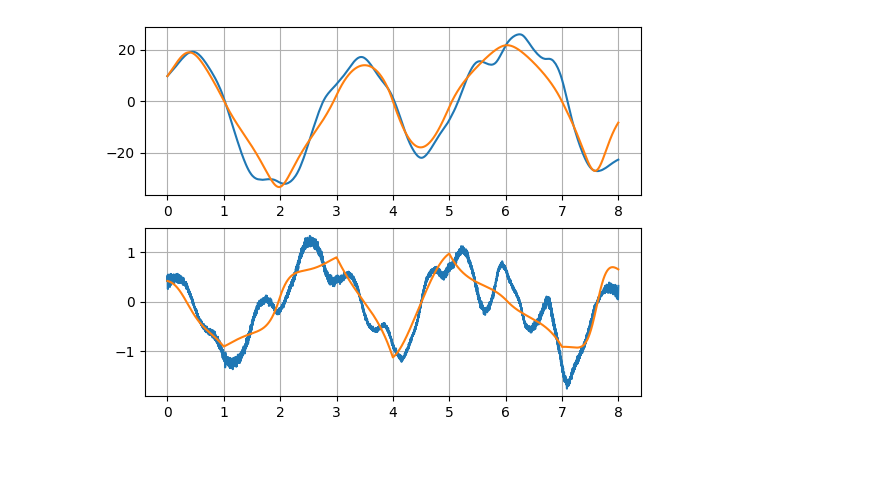
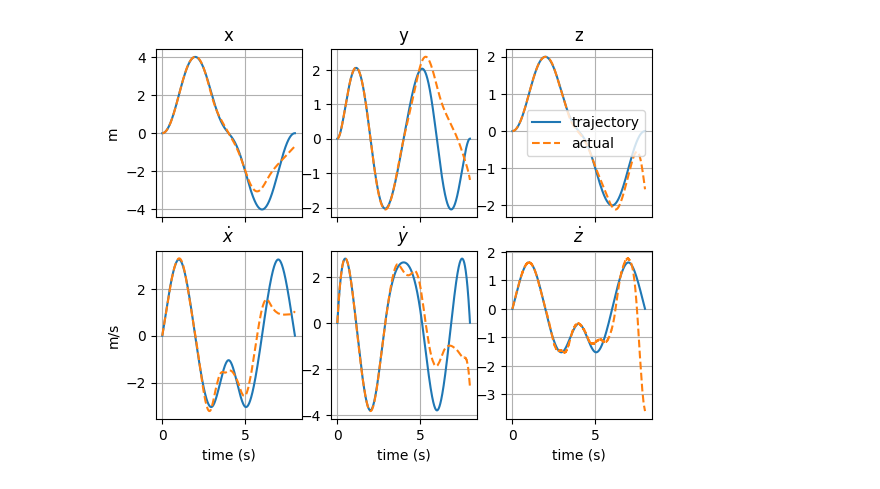
Before and after one commit to mbpeterson70/quadrotor_trajectory_optimization, a Jupyter notebook: demos/quadrotor_controller.ipynb, the cells around one changed output. Cells and saved outputs as stored; diff of their text form; code cells hidden in the pictures; blank space fills up the shorter version.

Commit message:
add state and trajectory plotter
Signed-off-by: Mason Peterson <mbpeterson70@gmail.com>

```diff
--- a/demos/quadrotor_controller.ipynb
+++ b/demos/quadrotor_controller.ipynb
@@ -26,7 +26,7 @@ import quad_traj_opt.trajectory_controller as trajectory_controller
 from quad_traj_opt.utils import constant_rotation_headings
 # %%
 running_as_notebook = True
-PSI_F = 0.0*np.pi
+PSI_F = 0.25*np.pi
 waypoints = waypoint_library.waypoints_fig_8
 num_wp = waypoints.shape[1]
 headings = constant_rotation_headings(num_wp, PSI_F)
@@ -92,7 +91,7 @@ for i in range(1):
     traj_list = []
     t_so_far = []
     motor_dist = np.zeros((4,1))
-    motor_dist = 0.5*np.random.randn(4,1)
+    motor_dist = 0.25*np.random.randn(4,1)
 
     for ti in t[0:]:
         simulator.AdvanceTo(ti)
@@ -130,19 +110,36 @@ axs[1,1].plot(t_so_far[:n], traj_np[:,8][:n])
-# %%
-state_np = np.array(state_list)
-traj_np = np.array(traj_list)
-
-fig, axs = plt.subplots(2,1)
-n = min(len(t_so_far), len(state_np[:,4]))
-n = min(n, len(traj_np[:,4]))
-axs[0].plot(t_so_far[:n], state_np[:,4][:n]*180/np.pi)
-axs[0].plot(t_so_far[:n], traj_np[:,4][:n]*180/np.pi)
-
-axs[1].plot(t_so_far[:n], state_np[:,10][:n])
-axs[1].plot(t_so_far[:n], traj_np[:,10][:n])
-# axs[0].set_ylim([-20,20])
-# axs[1].set_ylim([-5,1])
-
-axs[0].grid(True)
-axs[1].grid(True)
-# %% [output]
-[figure, removed]
+# %%
+state_np = np.array(state_list)
+traj_np = np.array(traj_list)
+
+fig, axs = plt.subplots(2,3)
+n = min(len(t_so_far), len(state_np[:,2]))
+n = min(n, len(traj_np[:,2]))
+
+for i in range(2):
+    for j in range(3):
+        axs[i,j].plot(t_so_far[:n], traj_np[:,6*i+j][:n])
+        axs[i,j].plot(t_so_far[:n], state_np[:,6*i+j][:n], '--')
+
+axs[0,2].legend(['trajectory', 'actual'])
+for ax in axs[0]:
+    ax.xaxis.set_ticklabels([])
+for ax in axs[1]:
+    ax.set_xlabel('time (s)')
+# for ax in axs:
+#     for i in range(1,3):
+#         ax[i].yaxis.set_ticklabels([])
+
+axs[0,0].set_ylabel('m')
+axs[1,0].set_ylabel('m/s')
+
+axs[0,0].set_title('x')
+axs[0,1].set_title('y')
+axs[0,2].set_title('z')
+axs[1,0].set_title(r'$\dot{x}$')
+axs[1,1].set_title(r'$\dot{y}$')
+axs[1,2].set_title(r'$\dot{z}$')
+
+for ax in axs.reshape(-1):
+    ax.grid(True)
+# %% [output]
+[figure, added]
```
Also changed, not shown: parts of 3 cells of this notebook.
